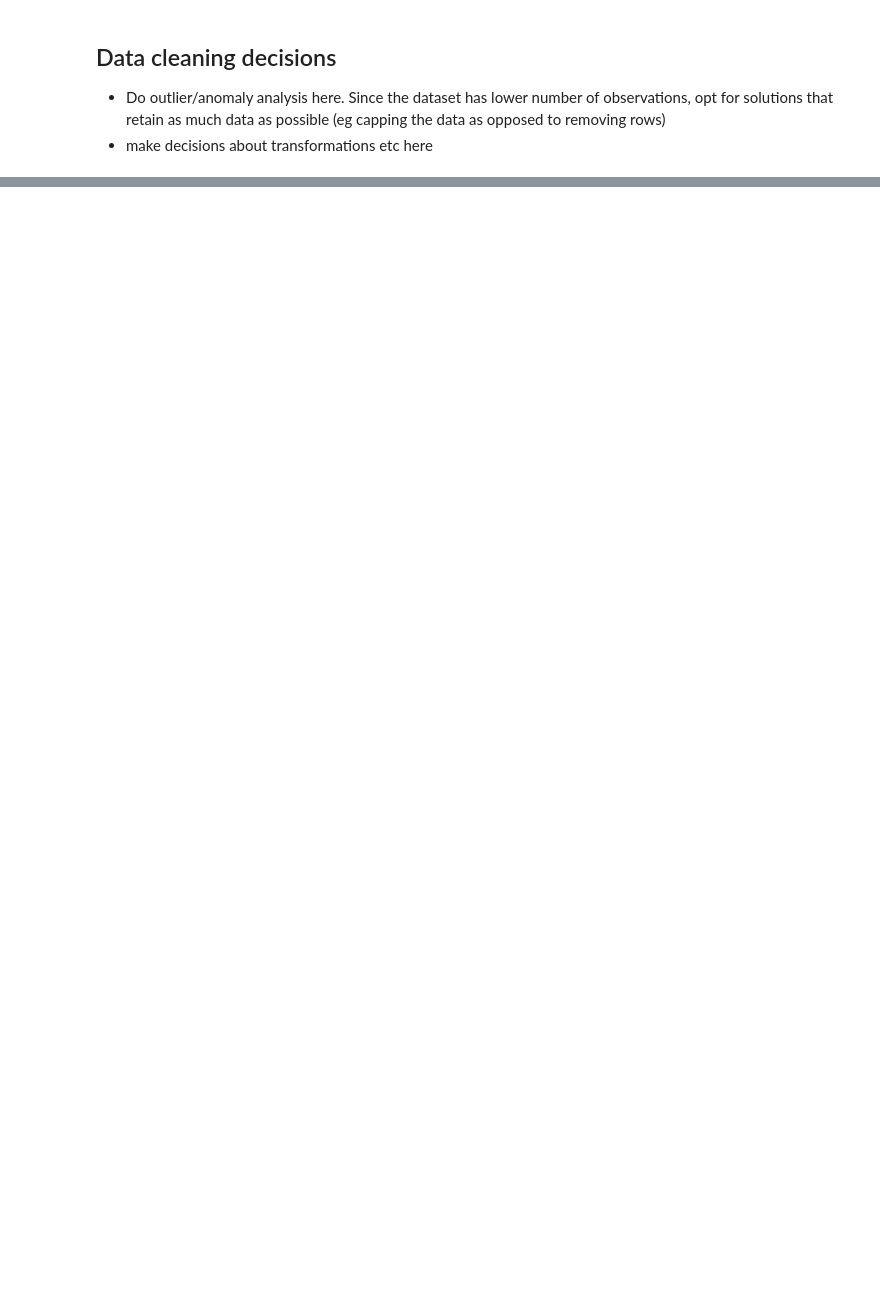
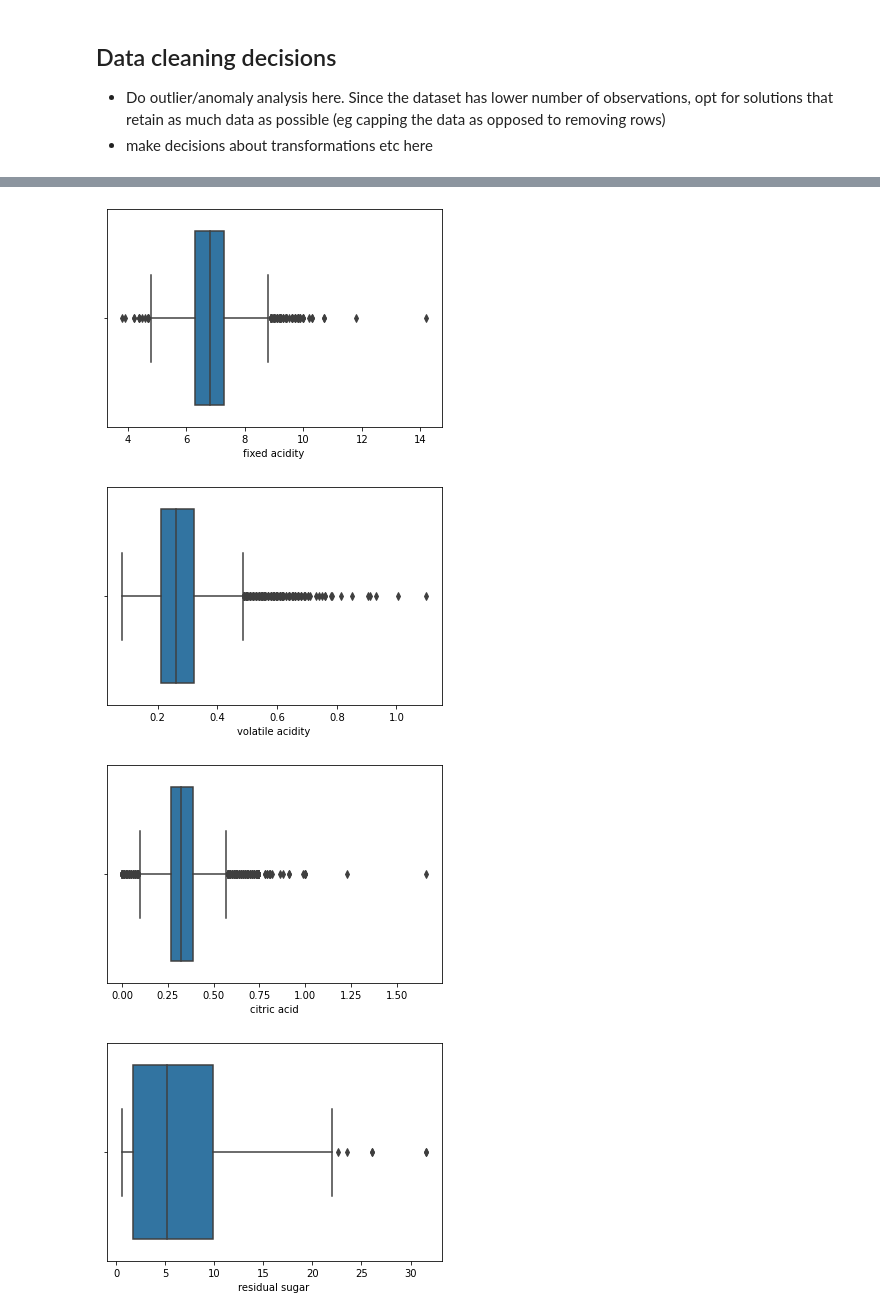
Before and after one commit to aminar034/ml1000-p1, a Jupyter notebook: Project1_wine_classification.ipynb, the cells around one changed output, grey strips where cells are left out. Saved outputs shown, nothing was run; the diff lists cells and outputs as text; code cells hidden in the pictures; blank space fills up the shorter version.

```diff
--- a/Project1_wine_classification.ipynb
+++ b/Project1_wine_classification.ipynb
@@ -42,9 +42,9 @@ Successfully installed Boruta-0.3 Mako-1.2.4 alembic-1.9.2 catalogue-1.0.2 datab
 import pandas as pd
 
 df_path = 'https://raw.githubusercontent.com/DeepCodeSec/ml1000-p1/working_models/data/winequality-white.csv'
-data = pd.read_csv(df_path,
+dataset = pd.read_csv(df_path,
                    sep=';') #the separater in the raw data is ;. need to indicate so columns are found
-data.head()
+dataset.head()
 # %% [output]
 |  | fixed acidity | volatile acidity | citric acid | residual sugar | chlorides | free sulfur dioxide | ... |
 | 0 | 7.0 | 0.27 | 0.36 | 20.7 | 0.045 | 45.0 | ... |
@@ -78,10 +78,10 @@ According to this website, a rating of 7+ is good wine. It isn't a big deal if t
 import numpy as np
 
 #add binary classification label
-data['new_quality'] = np.where(data['quality'] > 6,
+dataset['new_quality'] = np.where(dataset['quality'] > 6,
                                'high_quality',
                                'standard')
-data.head(100)
+dataset.head(100)
 # %% [output]
 |  | fixed acidity | volatile acidity | citric acid | residual sugar | chlorides | free sulfur dioxide | ... |
 | 0 | 7.0 | 0.270 | 0.36 | 20.7 | 0.045 | 45.0 | ... |
@@ -98,10 +98,10 @@ data.head(100)
 100 rows × 13 columns
 # %%
 #drop old quality column and rename new
-data = data.drop(columns=['quality']) #drops old column
-data = data.rename(columns={'new_quality':'quality'}) #renames back to quality
+dataset = dataset.drop(columns=['quality']) #drops old column
+dataset = dataset.rename(columns={'new_quality':'quality'}) #renames back to quality
 
-data.head() #double check it did what we asked
+dataset.head() #double check it did what we asked
 # %% [output]
 |  | fixed acidity | volatile acidity | citric acid | residual sugar | chlorides | free sulfur dioxide | ... |
 | 0 | 7.0 | 0.27 | 0.36 | 20.7 | 0.045 | 45.0 | ... |
@@ -167,0 +182,8 @@ Duplicate rows:
+# %%
+# split data into 95% and 5%
+data = dataset.sample(frac=0.95, random_state=786)
+data_unseen = dataset.drop(data.index)
+data.reset_index(inplace=True, drop=True)
+data_unseen.reset_index(inplace=True, drop=True)
+print('Data for Modeling: ' + str(data.shape))
+print('Unseen Data For Predictions: ' + str(data_unseen.shape))
@@ -185,0 +250,19 @@ We also need to take into consideration the sampling method because we have imba
+# %%
+# Outlier analysis
+import numpy as np
+import pandas as pd
+import matplotlib.pyplot as plt
+import seaborn as sns
+
+cols = list(data.columns)
+
+#Create boxplot for every numeric feature (cols 0-11) to show outliers
+for col in cols[0:-1]:
+  plt.figure()
+  sns.boxplot(data[col])
+  plt.show()
+# %% [output]
+[figure, added]
+[figure, added]
+[figure, added]
+[figure, added]
```
Also changed, not shown: parts of 43 cells of this notebook.
